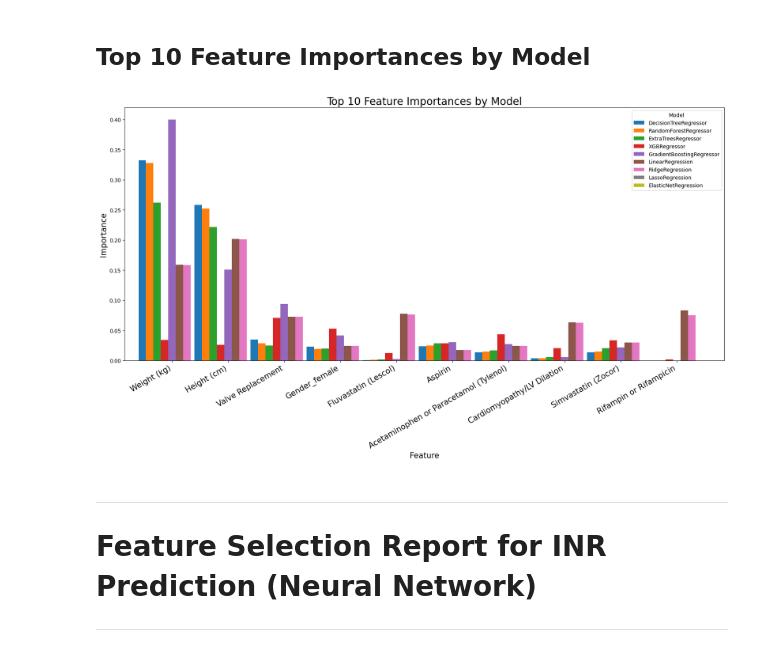
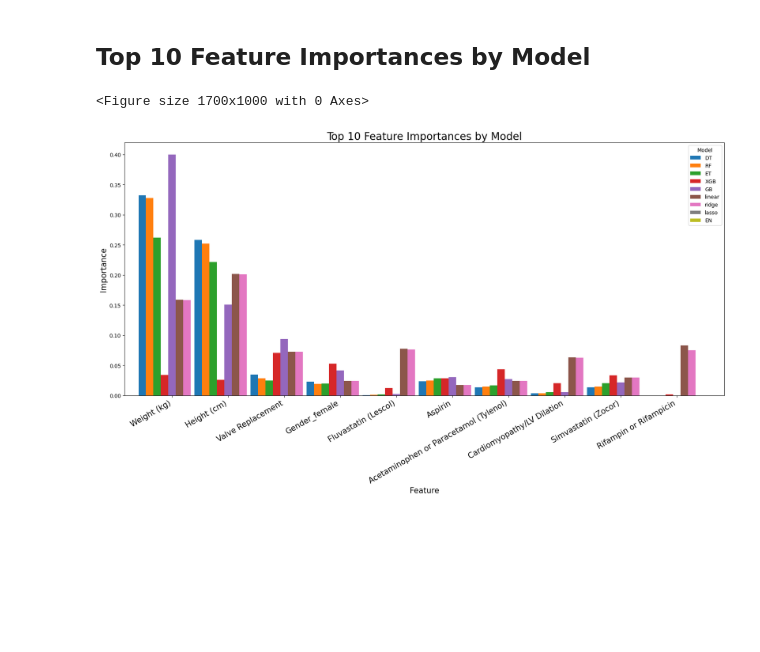
Before and after one commit to CountZero-Error/Warfarin_dose-Prediction, a Jupyter notebook: feature_importance.ipynb, the cells around one changed output. Saved outputs shown, nothing was run; the diff lists cells and outputs as text; code cells hidden in the pictures; blank space fills up the shorter version.

Commit message:
Neural Network update

```diff
--- a/feature_importance.ipynb
+++ b/feature_importance.ipynb
@@ -376,3 +420,0 @@ from sklearn.linear_model import Lasso
-# %%
-lassoReg = Lasso(alpha=0.1)
-lassoReg.fit(X_train, y_train)
@@ -387,2 +420,0 @@ RMSE: 0.12346279654017098
-# %%
-importance_dict = importance(lassoReg, X_train, 'linear', importance_dict, "LassoRegression")
@@ -407,4 +421,11 @@ Age_90+
 # %% [markdown]
 ### 4. ElasticNet Regressor
 # %%
-from sklearn.linear_model import ElasticNet
+importance_dict = predict(
+    X_train=X_train,
+    y_train=y_train,
+    X_test=X_test,
+    y_test=y_test,
+    importance_dict=importance_dict,
+    model_name='EN',
+)
@@ -422,2 +449,0 @@ RMSE: 0.12346279654017098
-# %%
-importance_dict = importance(ENReg, X_train, 'linear', importance_dict, "ElasticNetRegression")
@@ -494,18 +526,10 @@ plt.show()
 # %% [markdown]
 ## Top 10 Feature Importances by Model
 # %%
-top_features = importance_df.mean().sort_values(ascending=False).head(10).index
-importance_df[top_features].T.plot(kind='bar', figsize=(17, 10), width=1.2)
-
-plt.title('Top 10 Feature Importances by Model', size=20)
-plt.xlabel('Feature', size=15)
-plt.ylabel('Importance', size=15)
-plt.xticks(rotation=30, ha='right', size=15)
-plt.tight_layout()
-plt.show()
+plot_importance(
+    importance=importance_df,
+    plot_type='top'
+)
 # %% [output]
+<Figure size 1700x1000 with 0 Axes>
-[figure, old version]
+[figure, new version]
-# %% [markdown]
----
-# Feature Selection Report for INR Prediction (Neural Network)
----
```
Also changed, not shown: parts of 65 cells of this notebook, 5 other files.
